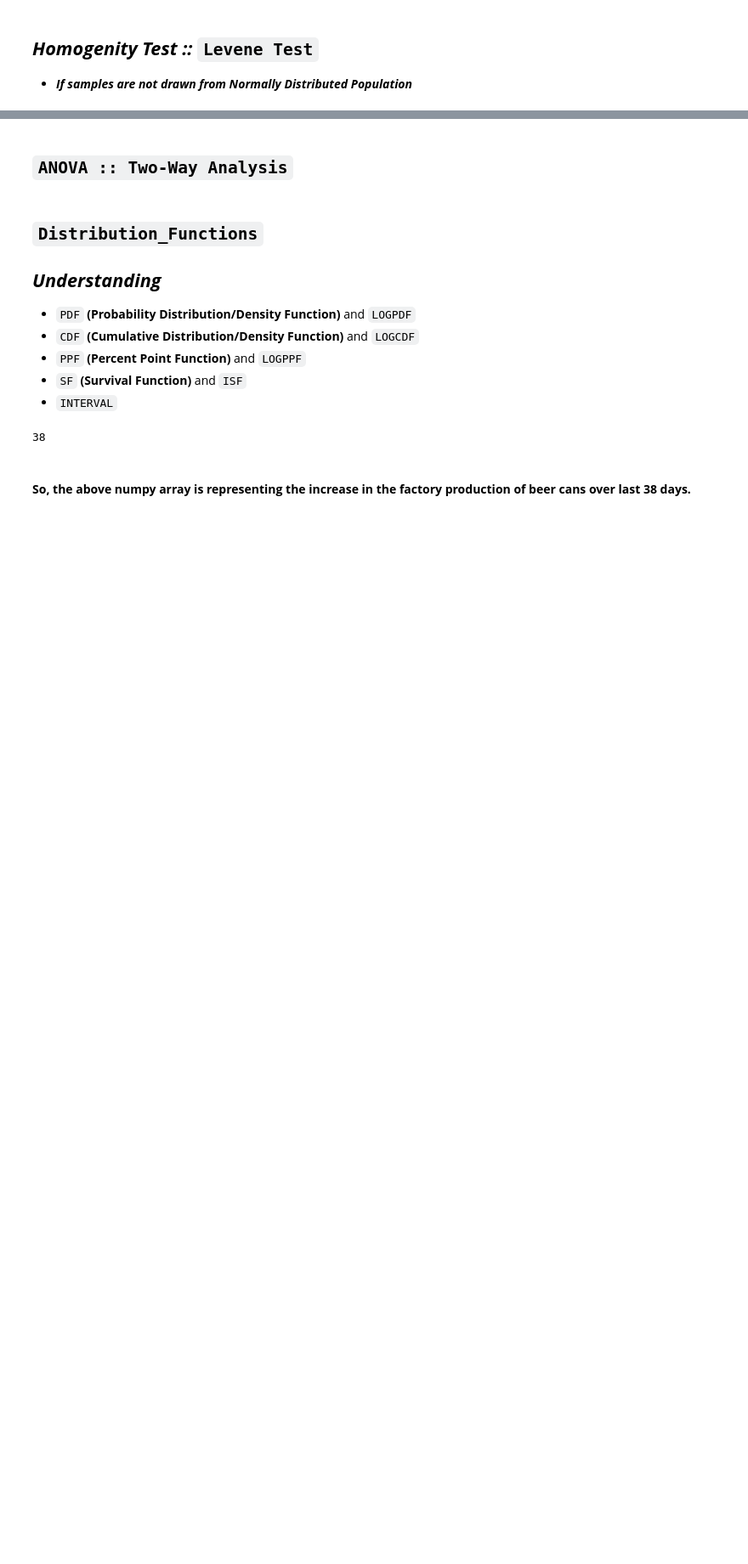
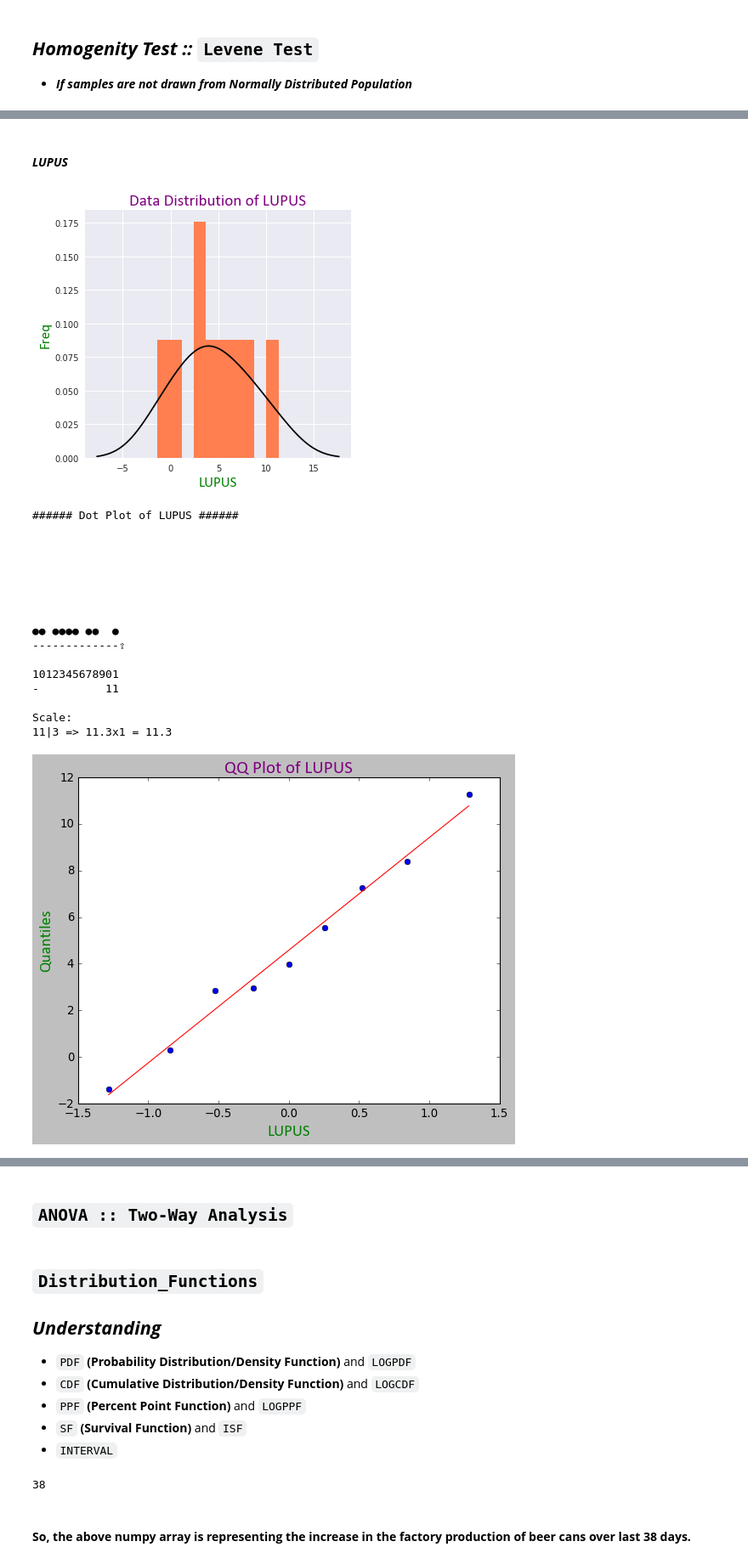
Before and after one commit to raj-shr-git/Statistical_testing_python, a Jupyter notebook: Stats_Practice.ipynb, the cells around one changed output, grey strips where cells are left out. Shown at 85% size. Cells and saved outputs as stored; diff of their text form; code cells hidden in the pictures; blank space fills up the shorter version.

```diff
--- a/Stats_Practice.ipynb
+++ b/Stats_Practice.ipynb
@@ -2156,0 +2257,25 @@ np.std(emt_df[~emt_df['120_deg_angle'].isna()]['120_deg_angle']))
+# %% [markdown]
+#### ***LUPUS***
+# %%
+anova_assm_8_2_2 = check_anova_assump(bmd_df,['LUPUS'],dot_scale=1)
+# %%
+anova_assm_8_2_2.all_plots()
+# %% [output]
+[figure, added]
+###### Dot Plot of LUPUS ######
+
+
+
+
+
+
+
+●● ●●●● ●●  ●
+-------------⇪
+
+1012345678901
+-          11
+
+Scale:
+11|3 => 11.3x1 = 11.3
+[figure, added]
```
Also changed, not shown: parts of 111 cells of this notebook.
